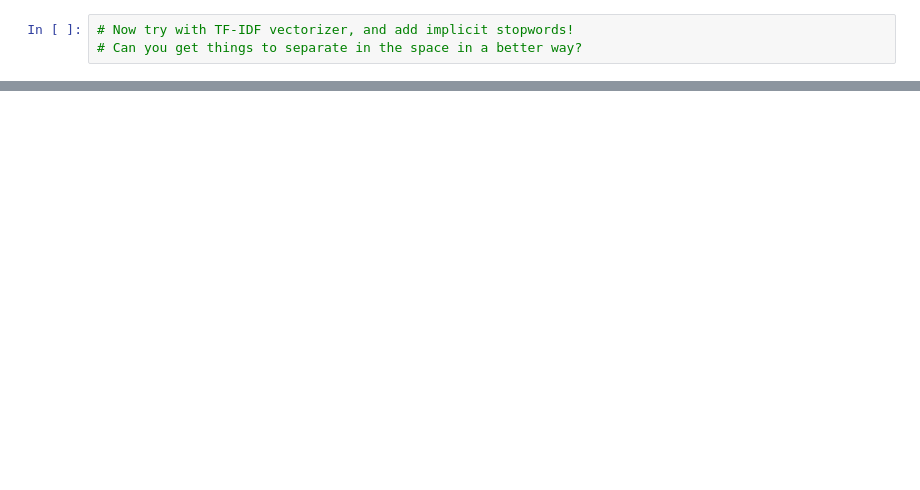
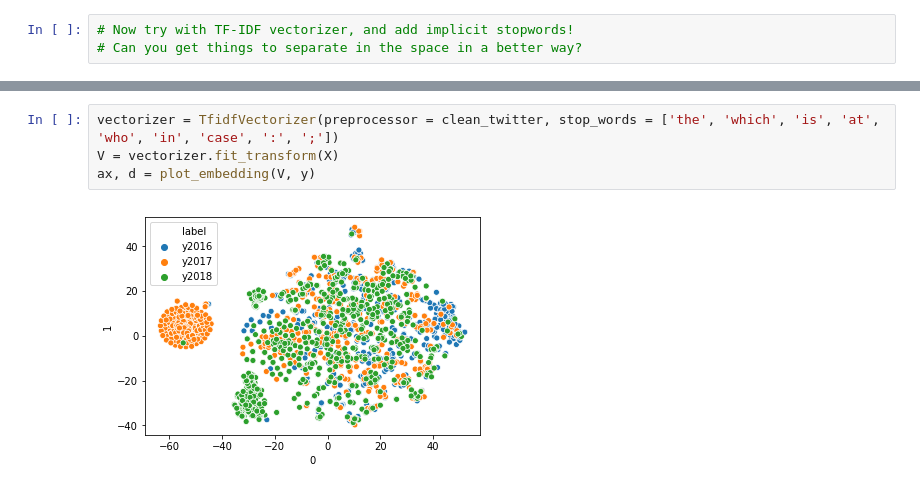
Before and after one commit to nandanrao/text-mining, a Jupyter notebook: exercise-1.ipynb, the cells around one changed output, grey strips where cells are left out. Drawn from its saved outputs; the diff is of its cells as text; blank space fills up the shorter version.

```diff
--- a/exercise-1.ipynb
+++ b/exercise-1.ipynb
@@ -55,0 +96,6 @@ ax, d = plot_embedding(V, y)
+# %%
+vectorizer = TfidfVectorizer(preprocessor = clean_twitter, stop_words = ['the', 'which', 'is', 'at', 'who', 'in', 'case', ':', ';'])
+V = vectorizer.fit_transform(X)
+ax, d = plot_embedding(V, y)
+# %% [output]
+[figure, added]
```
Also changed, not shown: parts of 5 cells of this notebook.
